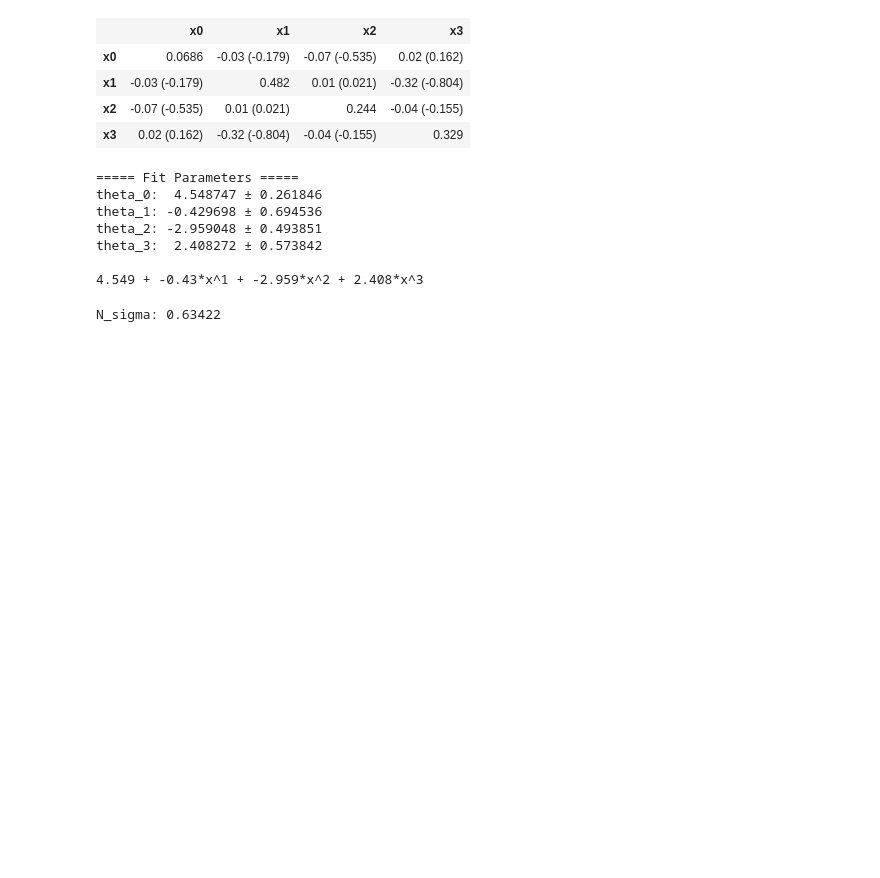
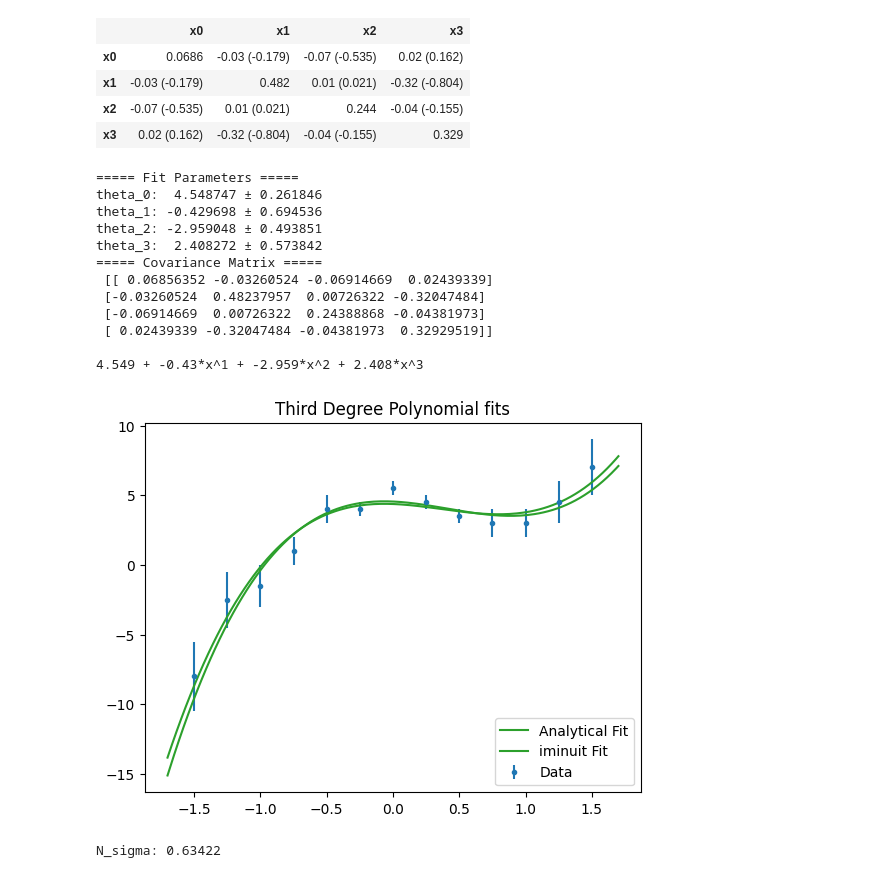
Before and after one commit to Just-Neptun/FP, a Jupyter notebook: S01 Statistik/tasks/S01_least_squares_01.ipynb, the cells around one changed output. Cells and saved outputs as stored; diff of their text form; code cells hidden in the pictures; blank space fills up the shorter version.

Commit message:
add visual graph comparison between analytic and lsr regression

```diff
--- a/S01 Statistik/tasks/S01_least_squares_01.ipynb
+++ b/S01 Statistik/tasks/S01_least_squares_01.ipynb
@@ -255,11 +255,23 @@ cubic_fit = Polynomial(params)
 # deifine a function to plot the polynomial alongside the data and a 1-sigma error band
 def plot_fitcurve_with_errorband(
         x, y, sigma_y,
-        fitcurve: Polynomial, cov, fitcurve_name: str
+        fitcurve: Polynomial, cov,
+        fitcurve_name: str,
+        only_curve: bool = False
     ) -> None:
     # define points and evaluate model at them
     grid = np.linspace(-1.7, 1.7, 200)
     y_prediction = fitcurve.eval(grid)
+
+    if only_curve:
+        # plot model curve
+        plt.plot(grid, y_prediction, label = fitcurve_name)
+        plt.legend(loc = 'lower right')
+        return
+
+    # plot model curve
+    plt.plot(grid, y_prediction, label = fitcurve_name, color = 'tab:orange')
+
     # propagate errors for those points
     J = fitcurve.jacobian(grid)
     sigma = np.sqrt(np.diag(J @ cov @ J.T))
@@ -268,12 +280,11 @@ def plot_fitcurve_with_errorband(
     upper = y_prediction + sigma
 
     # plot data, model, error band
-    plt.errorbar(x, y, yerr = sigma_y, linestyle='', marker='.', label = 'Data')
-    plt.plot(grid, y_prediction, label = fitcurve_name)
+    plt.errorbar(x, y, yerr = sigma_y, linestyle='', marker='.', label = 'Data', color = 'tab:blue')
     plt.fill_between(grid, lower, upper, alpha = 0.3, label = '1$\\sigma$-Error band')
     plt.xlabel('x')
     plt.ylabel('y')
-    plt.legend(loc='lower right')
+    plt.legend(loc = 'lower right')
     return
 
 sample_x = 1
@@ -329,28 +342,39 @@ m.migrad()
 # %%
 params_minuit = list(m.values)
 params_minuit_error = list(m.errors)
 params_minuit_cov = np.asarray(m.covariance)
 cubic_fit = Polynomial(params_minuit)
 
 print_params(params_minuit, params_minuit_error, 6)
-print()
+print('===== Covariance Matrix =====\n', params_minuit_cov, '\n')
 print(cubic_fit)
 
 # plot_fitcurve_with_errorband(x, y, sigma_y, cubic_fit, np.asarray(m.covariance), 'Cubic Best Fit Function')
 # plt.title('Fitted Third Degree Polynomial with Error Band')
 # plt.show()
 
 # degrees_of_freedom = len(x) - len(params_minuit)
 # chi2_obs = chi_square_for_params(*params_minuit)
 # GOF_analysis(chi2_obs, degrees_of_freedom, ((0,30), (0,0.11)), p_sig_figs=12)
+
+plt.errorbar(x, y, yerr = sigma_y, linestyle='', marker='.', label = 'Data', color = 'tab:blue')
+plot_fitcurve_with_errorband(x, y, sigma_y, Polynomial(params), params_cov*0, 'Analytical Fit', True)
+plot_fitcurve_with_errorband(x, y, sigma_y, cubic_fit, params_minuit_cov, 'iminuit Fit', True)
+plt.title('Third Degree Polynomial fits');
 # %% [output]
 ===== Fit Parameters =====
 theta_0:  4.548747 ± 0.261846
 theta_1: -0.429698 ± 0.694536
 theta_2: -2.959048 ± 0.493851
 theta_3:  2.408272 ± 0.573842
+===== Covariance Matrix =====
+ [[ 0.06856352 -0.03260524 -0.06914669  0.02439339]
+ [-0.03260524  0.48237957  0.00726322 -0.32047484]
+ [-0.06914669  0.00726322  0.24388868 -0.04381973]
+ [ 0.02439339 -0.32047484 -0.04381973  0.32929519]]
 
 4.549 + -0.43*x^1 + -2.959*x^2 + 2.408*x^3
+[figure, added]
 # %%
 def sigma_deviation(params1, params1_cov, params2, params2_cov):
     for thing in [params1, params1_cov, params2, params2_cov]:
```
Also changed, not shown: parts of 2 cells of this notebook.
